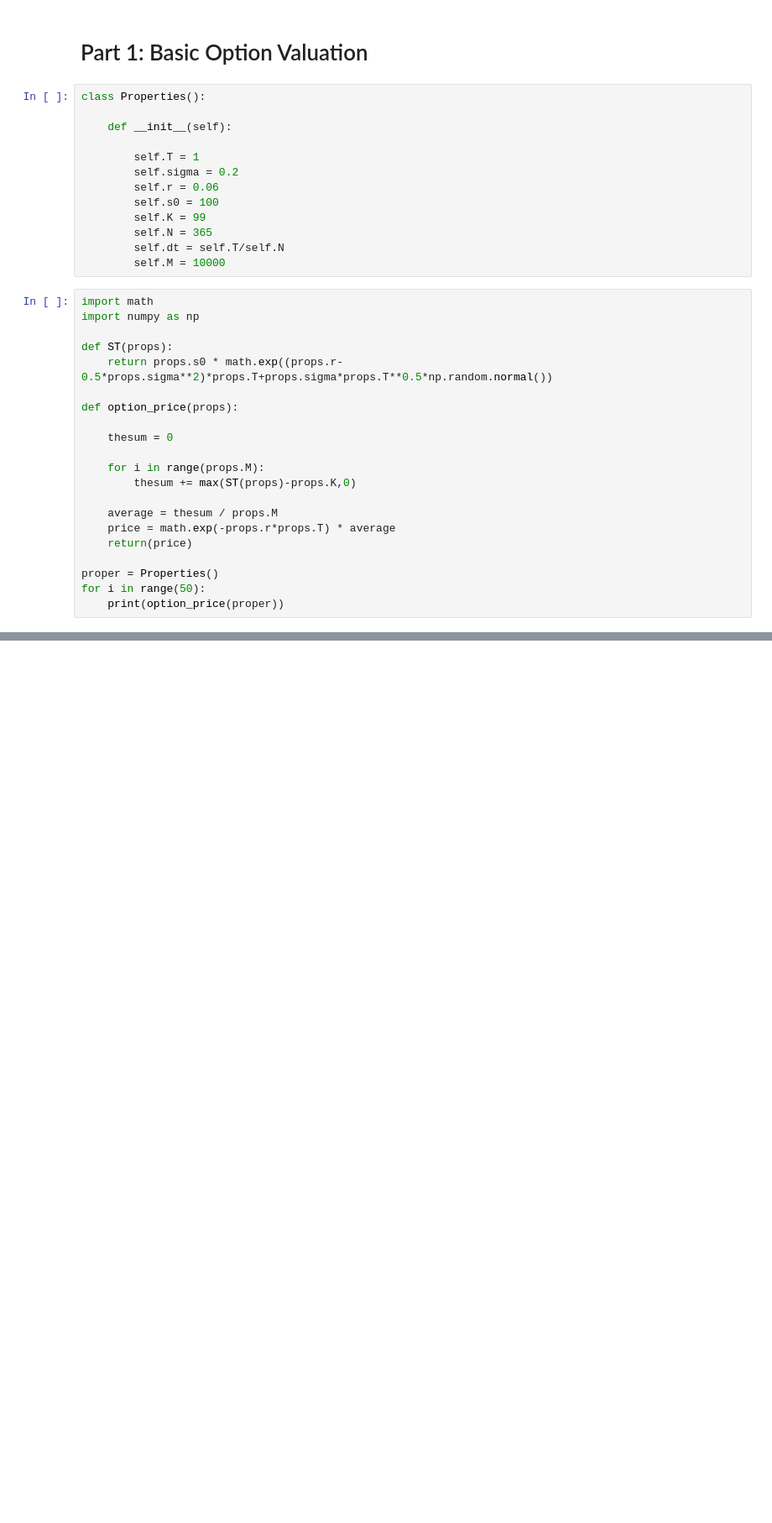
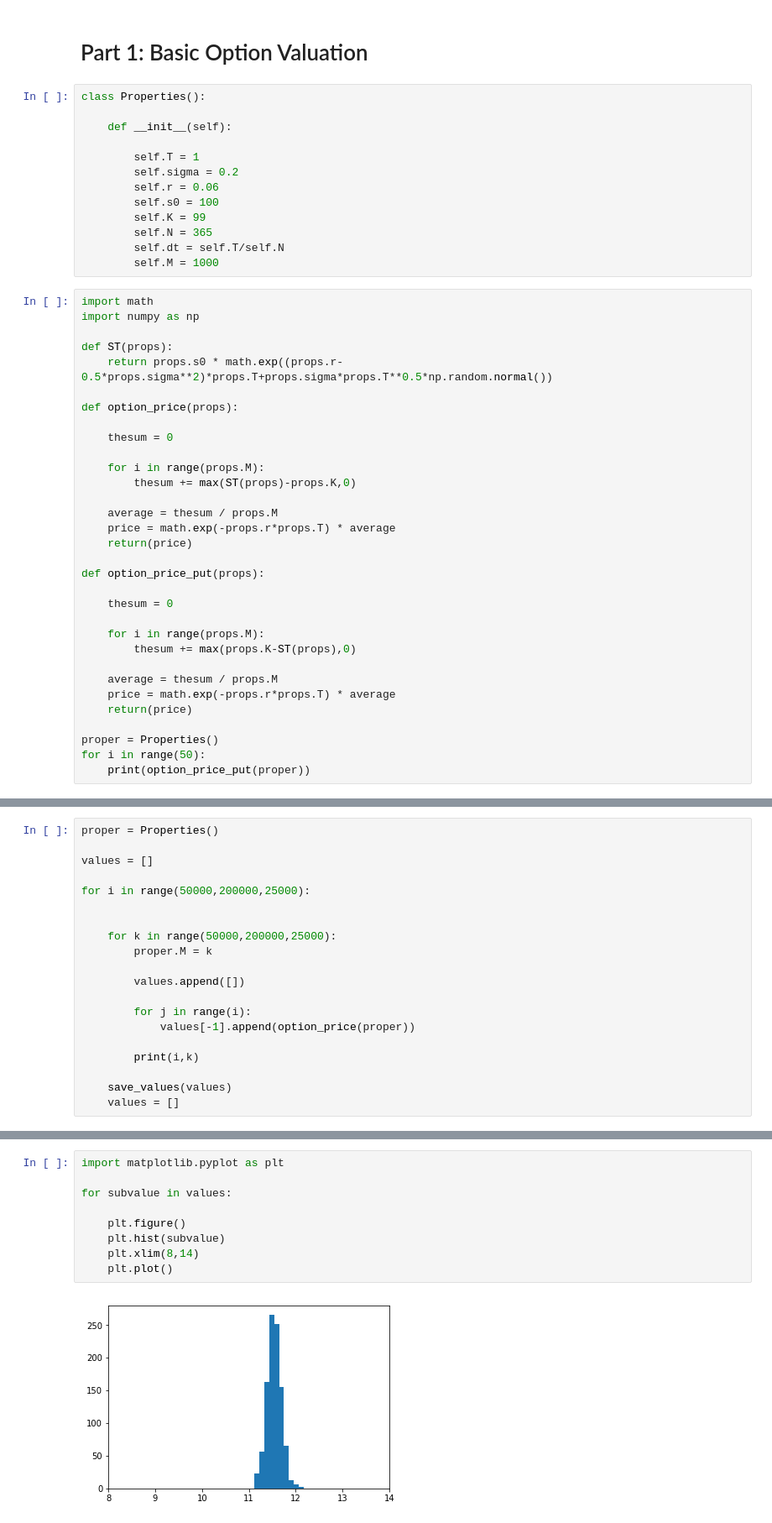
Before and after one commit to nathhje/Computational-Finance, a Jupyter notebook: assignment2/BasicOptionValuation.ipynb, the cells around one changed output, grey strips where cells are left out. Shown at 84% size. Cells and saved outputs as stored; diff of their text form; blank space fills up the shorter version.

```diff
--- a/assignment2/BasicOptionValuation.ipynb
+++ b/assignment2/BasicOptionValuation.ipynb
@@ -12,7 +12,7 @@ class Properties():
         self.K = 99
         self.N = 365
         self.dt = self.T/self.N
-        self.M = 10000
+        self.M = 1000
 # %%
 import math
 import numpy as np
@@ -31,7 +31,18 @@ def option_price(props):
     price = math.exp(-props.r*props.T) * average
     return(price)
 
+def option_price_put(props):
+
+    thesum = 0
+
+    for i in range(props.M):
+        thesum += max(props.K-ST(props),0)
+
+    average = thesum / props.M
+    price = math.exp(-props.r*props.T) * average
+    return(price)
+
 proper = Properties()
 for i in range(50):
-    print(option_price(proper))
+    print(option_price_put(proper))
 # %% [output]
@@ -54,0 +66,20 @@ for i in range(50):
+# %%
+proper = Properties()
+
+values = []
+
+for i in range(50000,200000,25000):
+
+
+    for k in range(50000,200000,25000):
+        proper.M = k
+
+        values.append([])
+
+        for j in range(i):
+            values[-1].append(option_price(proper))
+
+        print(i,k)
+
+    save_values(values)
+    values = []
@@ -54,0 +119,11 @@ for i in range(50):
+# %%
+import matplotlib.pyplot as plt
+
+for subvalue in values:
+
+    plt.figure()
+    plt.hist(subvalue)
+    plt.xlim(8,14)
+    plt.plot()
+# %% [output]
+[figure, added]
```
Also changed, not shown: parts of 6 cells of this notebook.
